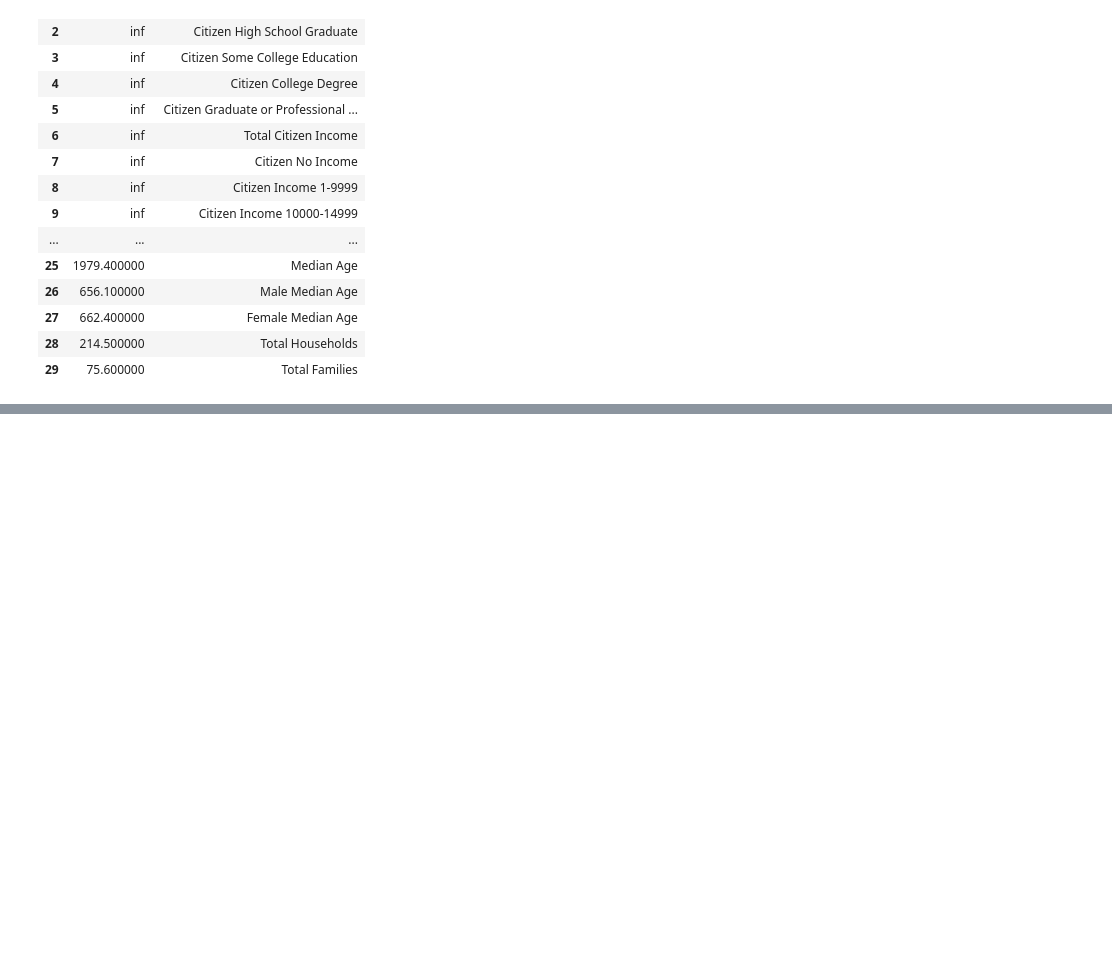
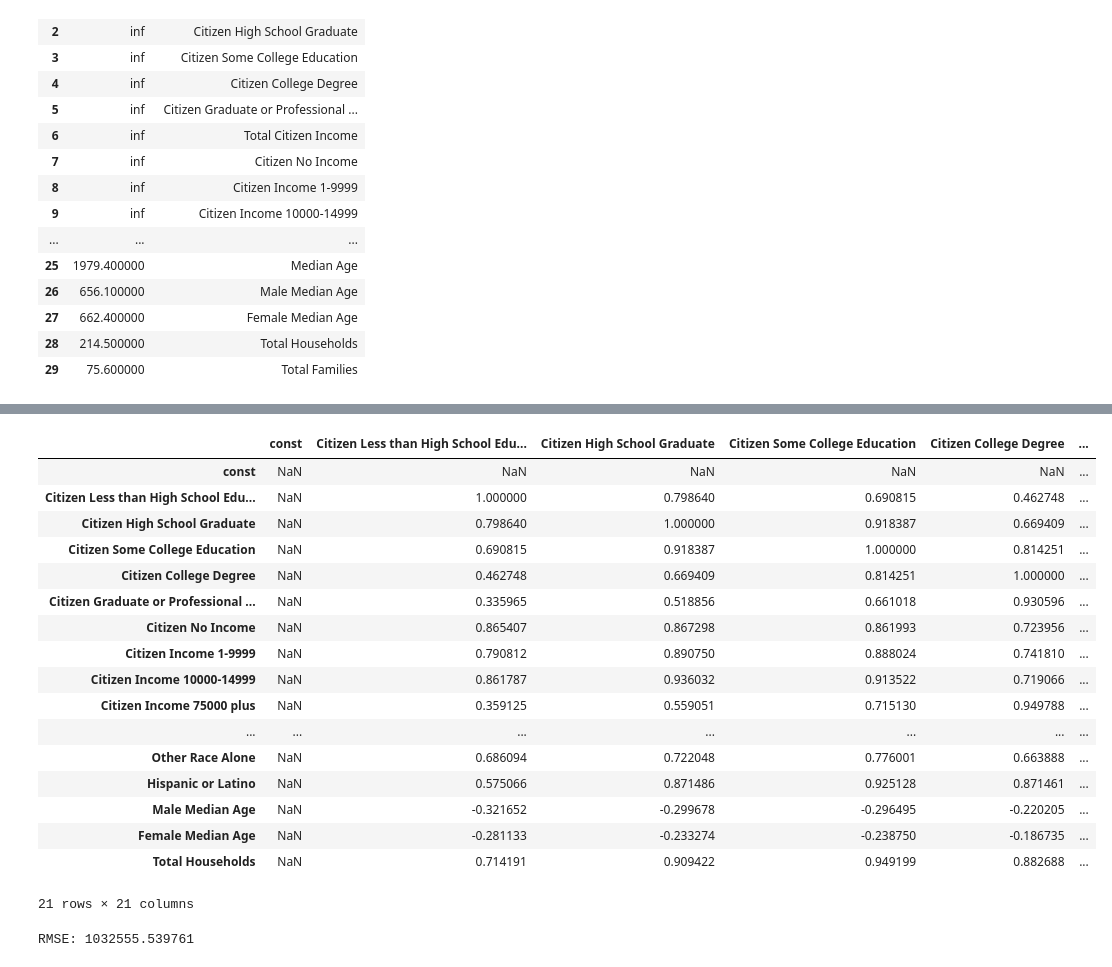
Before and after one commit to new4stu/BA590-Capstone, a Jupyter notebook: initial_EDA8.ipynb, the cells around one changed output, grey strips where cells are left out. Saved outputs shown, nothing was run; the diff lists cells and outputs as text; code cells hidden in the pictures; blank space fills up the shorter version.

```diff
--- a/initial_EDA8.ipynb
+++ b/initial_EDA8.ipynb
@@ -554,0 +549,21 @@ results.summary()
+# %%
+Xnew.corr()
+# %% [output]
+|  | const | Citizen Less than High School Edu... | Citizen High School Graduate | Citizen Some College Education | Citizen College Degree | ... |
+| const | NaN | NaN | NaN | NaN | NaN | ... |
+| Citizen Less than High School Edu... | NaN | 1.000000 | 0.798640 | 0.690815 | 0.462748 | ... |
+| Citizen High School Graduate | NaN | 0.798640 | 1.000000 | 0.918387 | 0.669409 | ... |
+| Citizen Some College Education | NaN | 0.690815 | 0.918387 | 1.000000 | 0.814251 | ... |
+| Citizen College Degree | NaN | 0.462748 | 0.669409 | 0.814251 | 1.000000 | ... |
+| Citizen Graduate or Professional ... | NaN | 0.335965 | 0.518856 | 0.661018 | 0.930596 | ... |
+| Citizen No Income | NaN | 0.865407 | 0.867298 | 0.861993 | 0.723956 | ... |
+| Citizen Income 1-9999 | NaN | 0.790812 | 0.890750 | 0.888024 | 0.741810 | ... |
+| Citizen Income 10000-14999 | NaN | 0.861787 | 0.936032 | 0.913522 | 0.719066 | ... |
+| Citizen Income 75000 plus | NaN | 0.359125 | 0.559051 | 0.715130 | 0.949788 | ... |
+| ... | ... | ... | ... | ... | ... | ... |
+| Other Race Alone | NaN | 0.686094 | 0.722048 | 0.776001 | 0.663888 | ... |
+| Hispanic or Latino | NaN | 0.575066 | 0.871486 | 0.925128 | 0.871461 | ... |
+| Male Median Age | NaN | -0.321652 | -0.299678 | -0.296495 | -0.220205 | ... |
+| Female Median Age | NaN | -0.281133 | -0.233274 | -0.238750 | -0.186735 | ... |
+| Total Households | NaN | 0.714191 | 0.909422 | 0.949199 | 0.882688 | ... |
+21 rows × 21 columns
@@ -554,0 +583,11 @@ results.summary()
+# %%
+#Fit the regressor to the training set and make predictions on the test set using the familiar .fit() and .predict() methods.
+xg_reg.fit(Xnew_train,y_train)
+
+preds = xg_reg.predict(Xnew_test)
+
+#Compute the rmse by invoking the mean_sqaured_error function from sklearn's metrics module.
+rmse = np.sqrt(mean_squared_error(y_test, preds))
+print("RMSE: %f" % (rmse))
+# %% [output]
+RMSE: 1032555.539761
```
Also changed, not shown: parts of 55 cells of this notebook, 2 other files.
